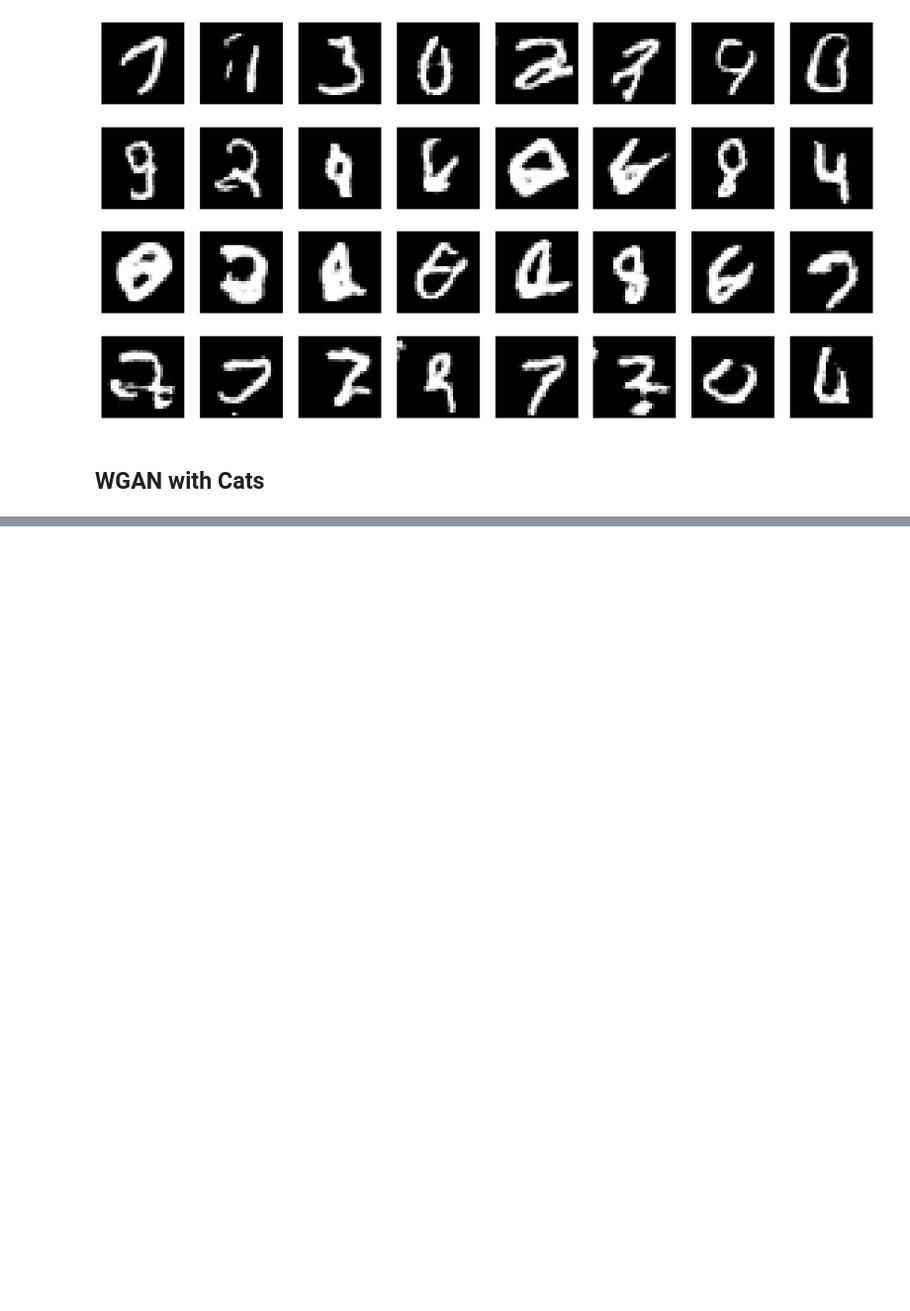
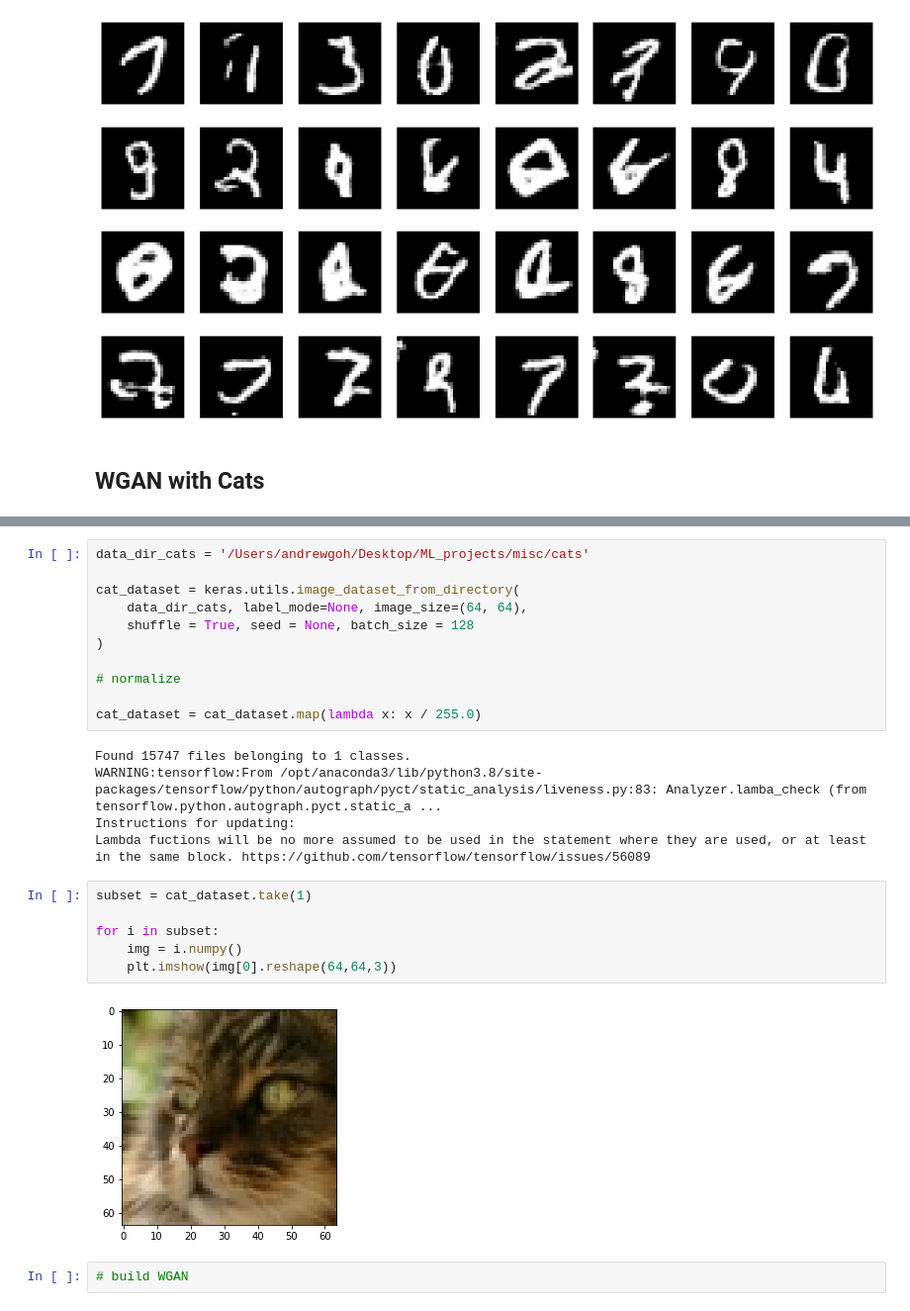
Before and after one commit to Cuzime/ML_projects, a Jupyter notebook: GANs.ipynb, the cells around one changed output, grey strips where cells are left out. Shown: that part at 99% size. Drawn from its saved outputs; the diff is of its cells as text; blank space fills up the shorter version.

Commit message:
cat dataset

```diff
--- a/GANs.ipynb
+++ b/GANs.ipynb
@@ -230,0 +259,26 @@ for i in range(32):
+# %%
+data_dir_cats = '/Users/andrewgoh/Desktop/ML_projects/misc/cats'
+
+cat_dataset = keras.utils.image_dataset_from_directory(
+    data_dir_cats, label_mode=None, image_size=(64, 64),
+    shuffle = True, seed = None, batch_size = 128
+)
+
+# normalize
+
+cat_dataset = cat_dataset.map(lambda x: x / 255.0)
+# %% [output]
+Found 15747 files belonging to 1 classes.
+WARNING:tensorflow:From /opt/anaconda3/lib/python3.8/site-packages/tensorflow/python/autograph/pyct/static_analysis/liveness.py:83: Analyzer.lamba_check (from tensorflow.python.autograph.pyct.static_a ...
+Instructions for updating:
+Lambda fuctions will be no more assumed to be used in the statement where they are used, or at least in the same block. https://github.com/tensorflow/tensorflow/issues/56089
+# %%
+subset = cat_dataset.take(1)
+
+for i in subset:
+    img = i.numpy()
+    plt.imshow(img[0].reshape(64,64,3))
+# %% [output]
+[figure, added]
+# %%
+# build WGAN
```
Also changed, not shown: parts of 3 cells of this notebook.
